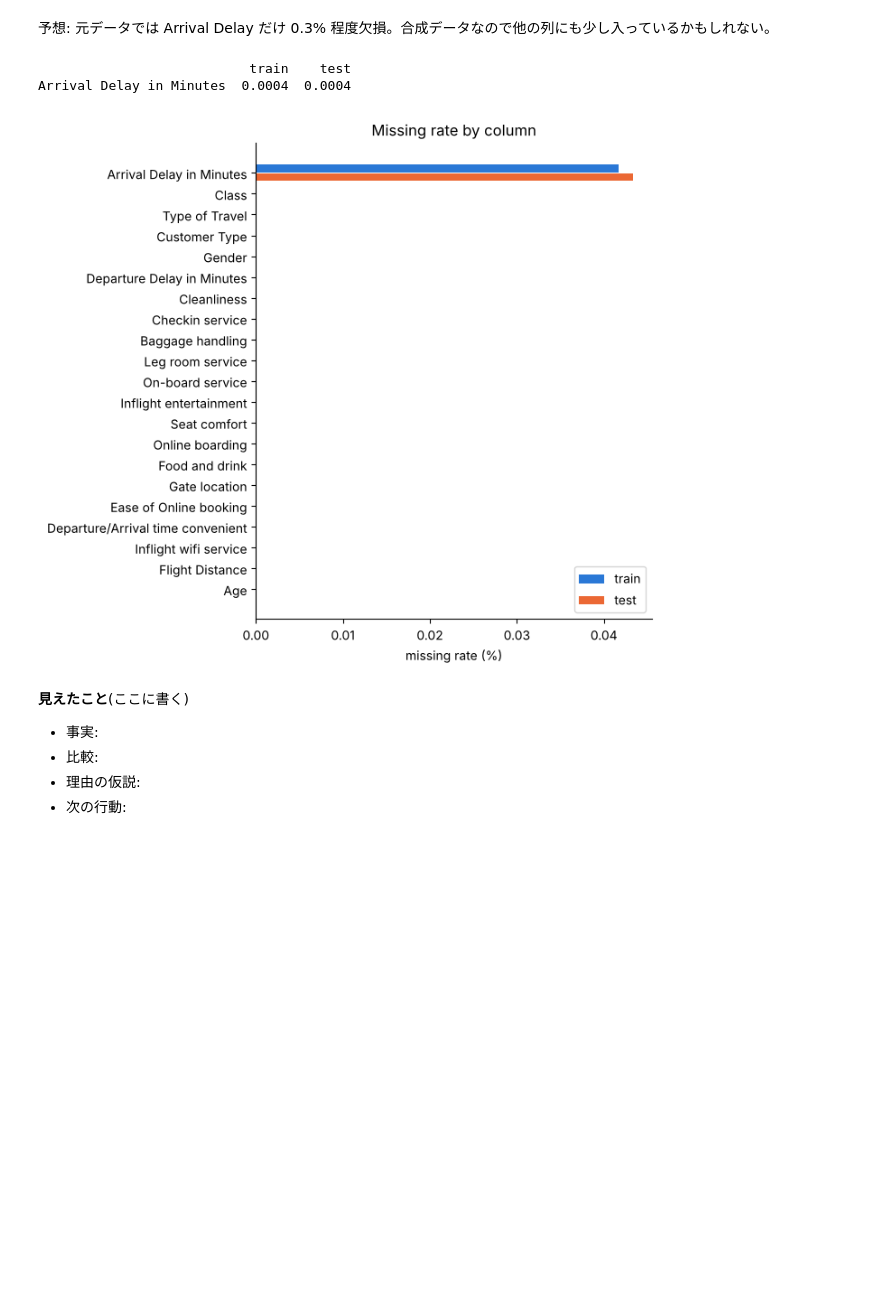
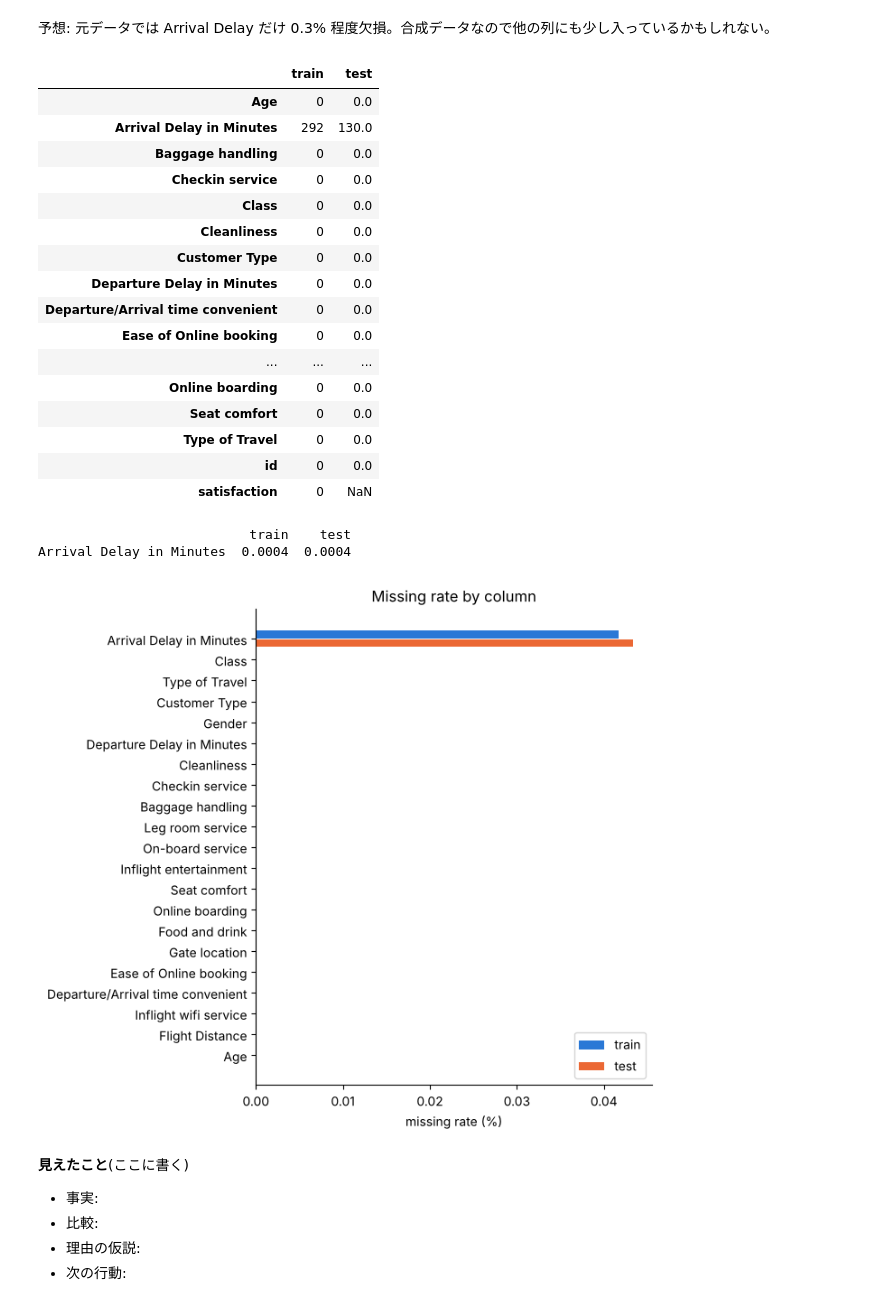
Before and after one commit to mika-42261/2610playground, a Jupyter notebook: 01_eda.ipynb, the cells around one changed output. Drawn from its saved outputs; the diff is of its cells as text; code cells hidden in the pictures; blank space fills up the shorter version.

```diff
--- a/01_eda.ipynb
+++ b/01_eda.ipynb
@@ -139,26 +176,46 @@ True          310339  0.4436
 # %% [markdown]
 予想: 元データでは Arrival Delay だけ 0.3% 程度欠損。合成データなので他の列にも少し入っているかもしれない。
 # %%
+# 件数: test には target 列がないので、その行は NaN になる
+display(pd.DataFrame({"train": train.isnull().sum(), "test": test.isnull().sum()}))
+
 miss = pd.DataFrame({
     "train": train[cols].isna().mean(),
     "test": test[cols].isna().mean(),
 })
 print(miss[(miss > 0).any(axis=1)].sort_values("train", ascending=False).round(4))
 
 m = miss.sort_values("train")
 y = np.arange(len(m))
 fig, ax = plt.subplots(figsize=(7, max(3, 0.3 * len(m))))
 ax.barh(y + 0.2, m["train"] * 100, height=0.38, color=TRAIN_C, label="train")
 ax.barh(y - 0.2, m["test"] * 100, height=0.38, color=TEST_C, label="test")
 ax.set_yticks(y, m.index)
 ax.set_xlabel("missing rate (%)")
 ax.set_title("Missing rate by column")
 ax.legend(loc="lower right")
 ax.spines[["top", "right"]].set_visible(False)
 plt.tight_layout()
 plt.savefig(FIG / "q4_missing.png", dpi=120)
 plt.show()
 # %% [output]
+|  | train | test |
+| Age | 0 | 0.0 |
+| Arrival Delay in Minutes | 292 | 130.0 |
+| Baggage handling | 0 | 0.0 |
+| Checkin service | 0 | 0.0 |
+| Class | 0 | 0.0 |
+| Cleanliness | 0 | 0.0 |
+| Customer Type | 0 | 0.0 |
+| Departure Delay in Minutes | 0 | 0.0 |
+| Departure/Arrival time convenient | 0 | 0.0 |
+| Ease of Online booking | 0 | 0.0 |
+| ... | ... | ... |
+| Online boarding | 0 | 0.0 |
+| Seat comfort | 0 | 0.0 |
+| Type of Travel | 0 | 0.0 |
+| id | 0 | 0.0 |
+| satisfaction | 0 | NaN |
                            train    test
 Arrival Delay in Minutes  0.0004  0.0004
 [figure]
```
Also changed, not shown: parts of 2 cells of this notebook.
